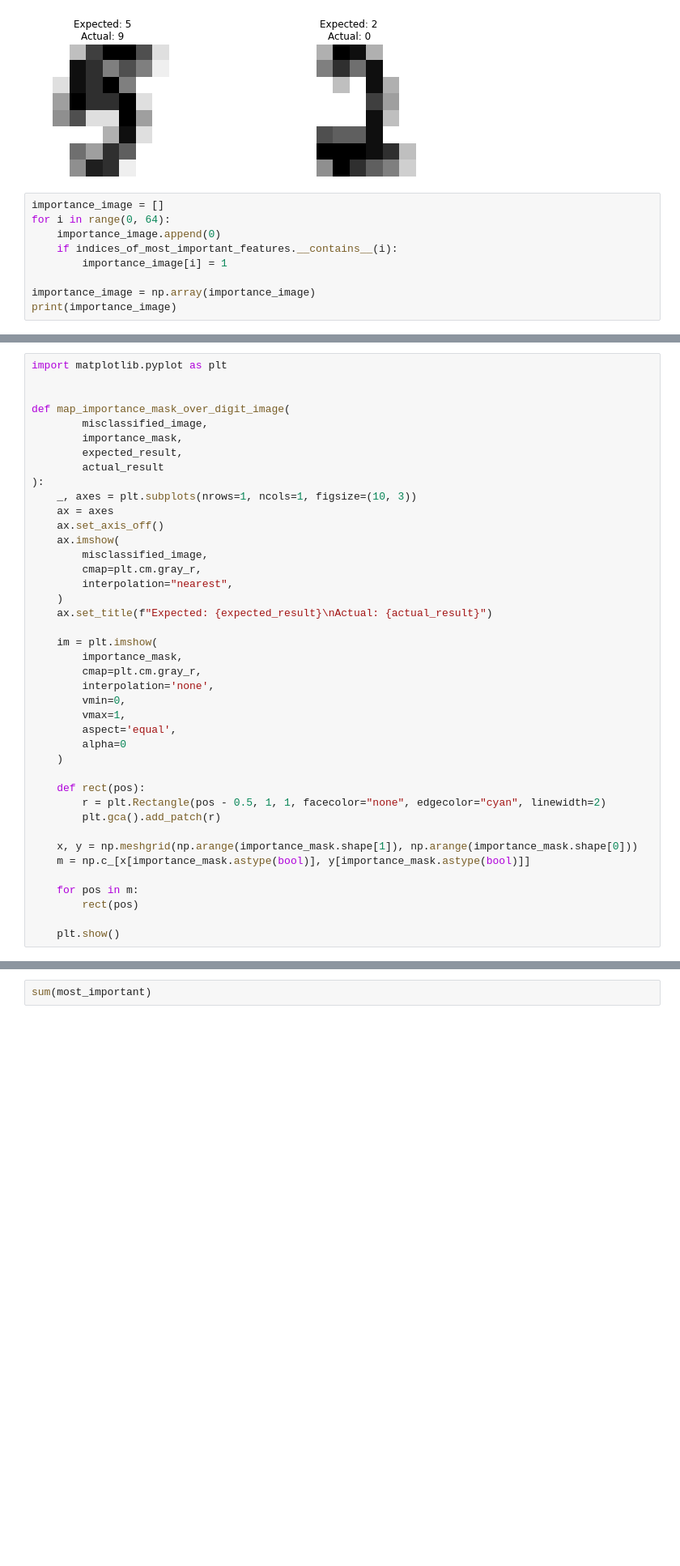
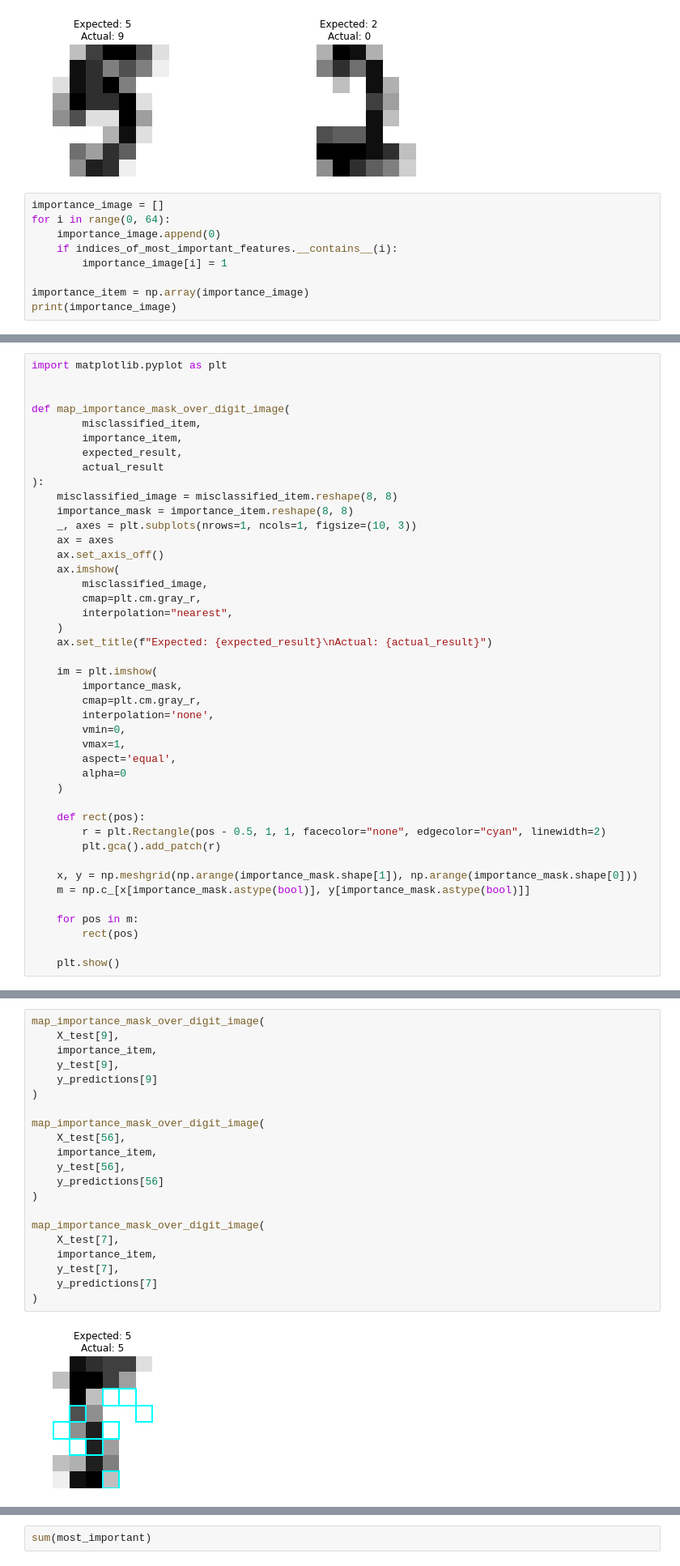
Before and after one commit to jasonmrimer/cse590-machine-learning, a Jupyter notebook: midterm/problem 4 random forest.ipynb, the cells around one changed output, grey strips where cells are left out. Shown at 81% size. Saved outputs shown, nothing was run; the diff lists cells and outputs as text; blank space fills up the shorter version.

Commit message:
functional masks that compare misclassified to both a correctly classified expected and actual

```diff
--- a/midterm/problem 4 random forest.ipynb
+++ b/midterm/problem 4 random forest.ipynb
@@ -364,6 +364,6 @@ for i in range(0, 64):
     if indices_of_most_important_features.__contains__(i):
         importance_image[i] = 1
 
-importance_image = np.array(importance_image)
+importance_item = np.array(importance_image)
 print(importance_image)
 # %% [output]
@@ -374,11 +373,13 @@ import matplotlib.pyplot as plt
 
 
 def map_importance_mask_over_digit_image(
-        misclassified_image,
-        importance_mask,
+        misclassified_item,
+        importance_item,
         expected_result,
         actual_result
 ):
+    misclassified_image = misclassified_item.reshape(8, 8)
+    importance_mask = importance_item.reshape(8, 8)
     _, axes = plt.subplots(nrows=1, ncols=1, figsize=(10, 3))
     ax = axes
     ax.set_axis_off()
@@ -453,0 +414,23 @@ map_importance_mask_over_digit_image(
+# %%
+map_importance_mask_over_digit_image(
+    X_test[9],
+    importance_item,
+    y_test[9],
+    y_predictions[9]
+)
+
+map_importance_mask_over_digit_image(
+    X_test[56],
+    importance_item,
+    y_test[56],
+    y_predictions[56]
+)
+
+map_importance_mask_over_digit_image(
+    X_test[7],
+    importance_item,
+    y_test[7],
+    y_predictions[7]
+)
+# %% [output]
+[figure, added]
```
Also changed, not shown: parts of 5 cells of this notebook.
